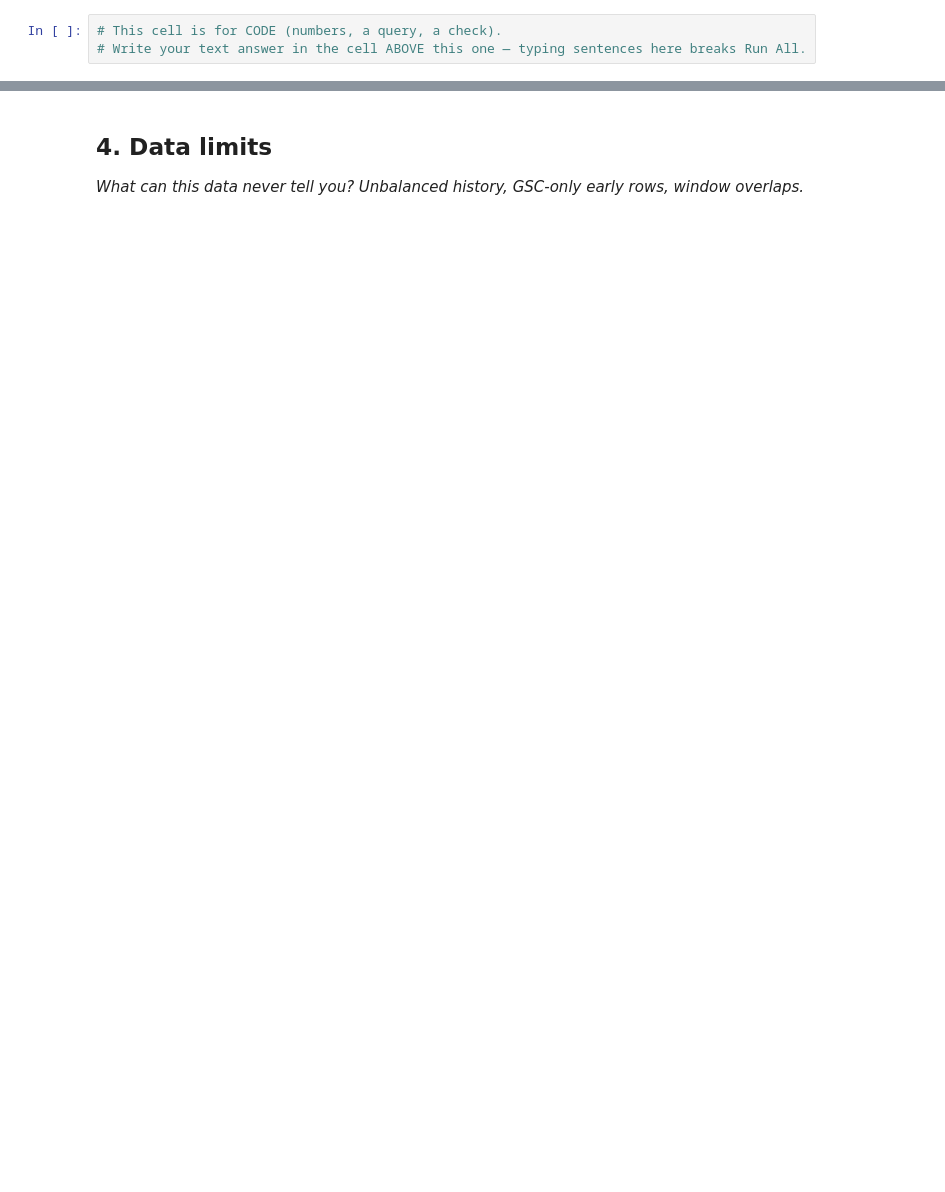
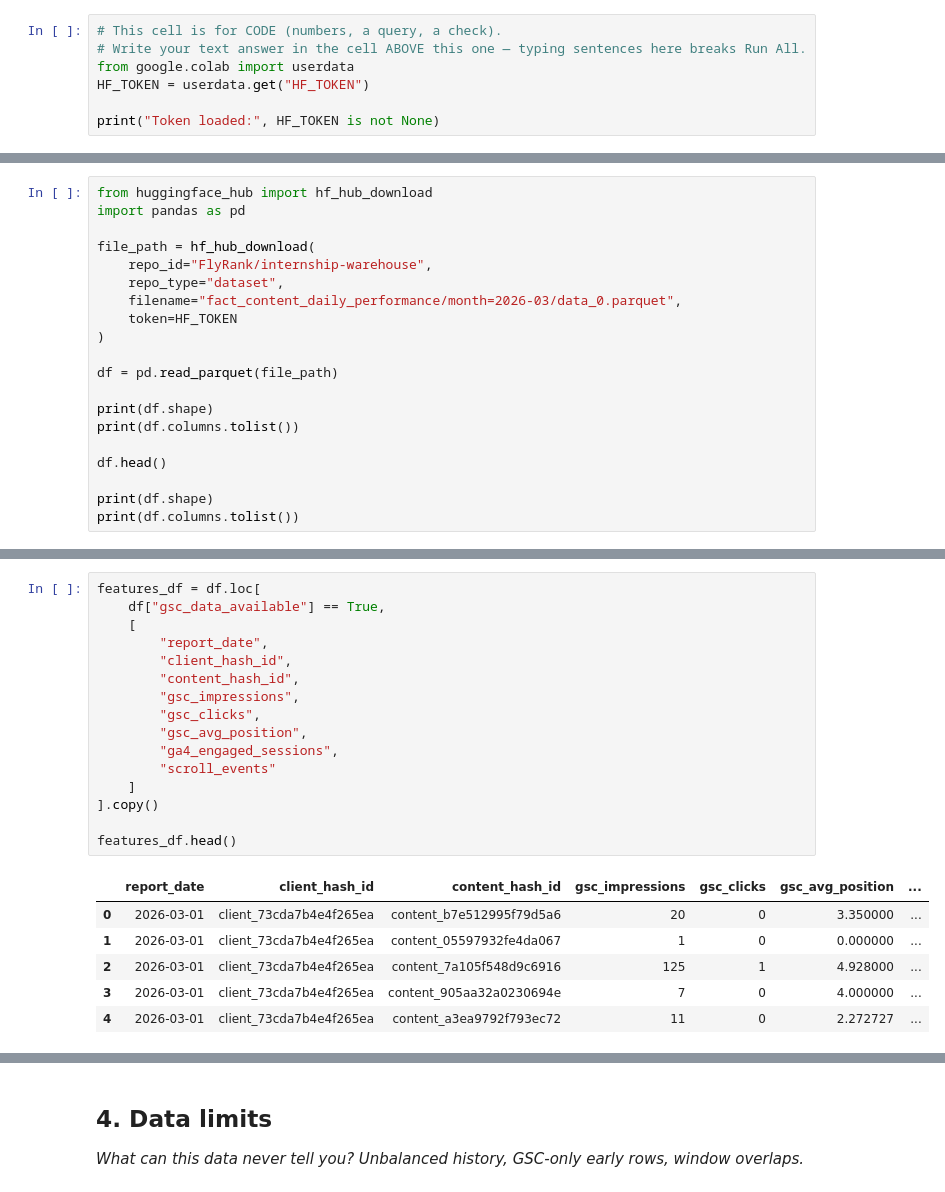
Before and after one commit to forhadmia231/flyrank-ml-internship, a Jupyter notebook: work/notebooks/w03_data_contract.ipynb, the cells around one changed output, grey strips where cells are left out. Saved outputs shown, nothing was run; the diff lists cells and outputs as text; blank space fills up the shorter version.

```diff
--- a/work/notebooks/w03_data_contract.ipynb
+++ b/work/notebooks/w03_data_contract.ipynb
@@ -13,3 +41,7 @@ This skeleton is yours to fill. Work the sections **in order** — each one has
 # %%
 # This cell is for CODE (numbers, a query, a check).
 # Write your text answer in the cell ABOVE this one — typing sentences here breaks Run All.
+from google.colab import userdata
+HF_TOKEN = userdata.get("HF_TOKEN")
+
+print("Token loaded:", HF_TOKEN is not None)
@@ -26,0 +96,20 @@ This skeleton is yours to fill. Work the sections **in order** — each one has
+# %%
+from huggingface_hub import hf_hub_download
+import pandas as pd
+
+file_path = hf_hub_download(
+    repo_id="FlyRank/internship-warehouse",
+    repo_type="dataset",
+    filename="fact_content_daily_performance/month=2026-03/data_0.parquet",
+    token=HF_TOKEN
+)
+
+df = pd.read_parquet(file_path)
+
+print(df.shape)
+print(df.columns.tolist())
+
+df.head()
+
+print(df.shape)
+print(df.columns.tolist())
@@ -29,0 +204,23 @@ This skeleton is yours to fill. Work the sections **in order** — each one has
+# %%
+features_df = df.loc[
+    df["gsc_data_available"] == True,
+    [
+        "report_date",
+        "client_hash_id",
+        "content_hash_id",
+        "gsc_impressions",
+        "gsc_clicks",
+        "gsc_avg_position",
+        "ga4_engaged_sessions",
+        "scroll_events"
+    ]
+].copy()
+
+features_df.head()
+# %% [output]
+|  | report_date | client_hash_id | content_hash_id | gsc_impressions | gsc_clicks | gsc_avg_position | ... |
+| 0 | 2026-03-01 | client_73cda7b4e4f265ea | content_b7e512995f79d5a6 | 20 | 0 | 3.350000 | ... |
+| 1 | 2026-03-01 | client_73cda7b4e4f265ea | content_05597932fe4da067 | 1 | 0 | 0.000000 | ... |
+| 2 | 2026-03-01 | client_73cda7b4e4f265ea | content_7a105f548d9c6916 | 125 | 1 | 4.928000 | ... |
+| 3 | 2026-03-01 | client_73cda7b4e4f265ea | content_905aa32a0230694e | 7 | 0 | 4.000000 | ... |
+| 4 | 2026-03-01 | client_73cda7b4e4f265ea | content_a3ea9792f793ec72 | 11 | 0 | 2.272727 | ... |
```
Also changed, not shown: parts of 24 cells of this notebook.
